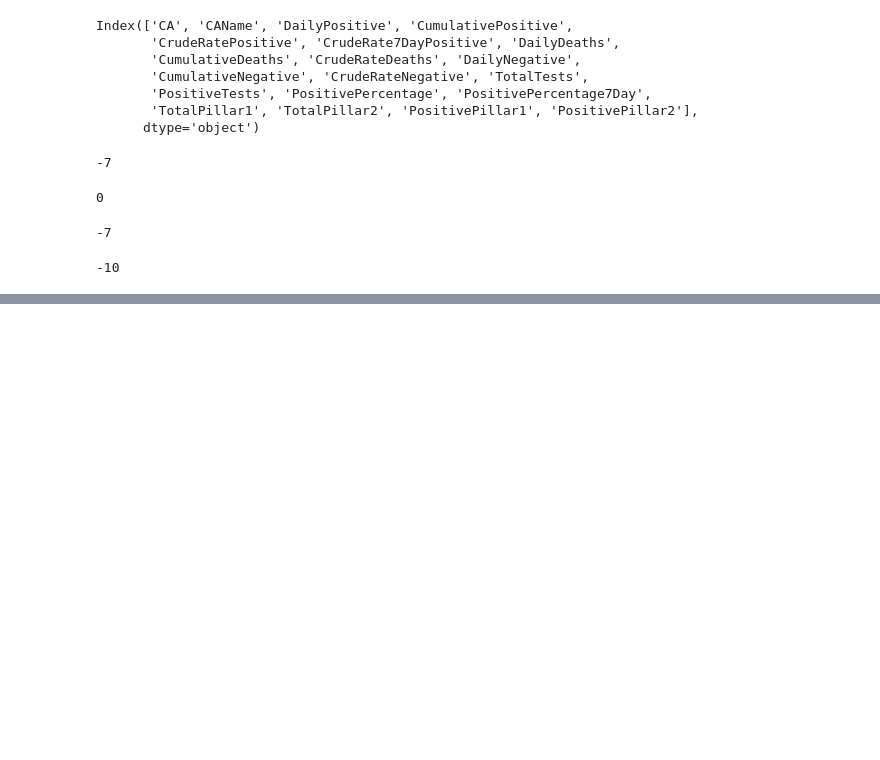
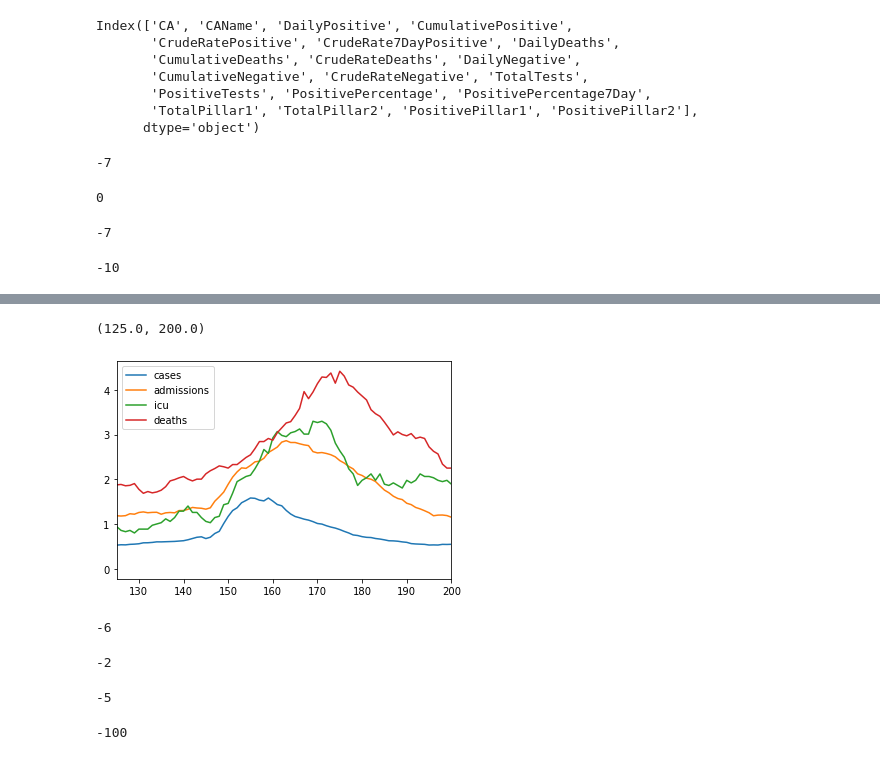
Before and after one commit to nowaycomputer/scotvid, a Jupyter notebook: dev/Scotvid.ipynb, the cells around one changed output, grey strips where cells are left out. Saved outputs shown, nothing was run; the diff lists cells and outputs as text; code cells hidden in the pictures; blank space fills up the shorter version.

```diff
--- a/dev/Scotvid.ipynb
+++ b/dev/Scotvid.ipynb
@@ -386,0 +401,29 @@ delay
+# %%
+import matplotlib.pyplot as plt
+plt.plot(cases_ma/np.mean(cases_ma),label='cases')
+plt.plot(admissions_ma/np.mean(admissions_ma),label='admissions')
+plt.plot(icu_ma/np.mean(icu_ma),label='icu')
+plt.plot(deaths_ma/np.mean(deaths_ma),label='deaths')
+plt.legend()
+plt.xlim(125,200)
+# %% [output]
+(125.0, 200.0)
+[figure, added]
+# %%
+correlation = np.correlate(cases_ma,admissions_ma,mode='same')
+delay = np.argmax(correlation)-int(len(correlation)/2)
+delay
+# %% [output]
+-6
+# %%
+correlation = np.correlate(admissions_ma,icu_ma,mode='same')
+delay = np.argmax(correlation)-int(len(correlation)/2)
+delay
+# %% [output]
+-2
+# %%
+correlation = np.correlate(icu_ma,deaths_ma,mode='same')
+delay = np.argmax(correlation)-int(len(correlation)/2)
+delay
+# %% [output]
+-5
@@ -386,0 +455,4 @@ delay
+# %%
+get_transition_intervals(200,400)
+# %% [output]
+-100
```
Also changed, not shown: parts of 16 cells of this notebook, 6 other files.
